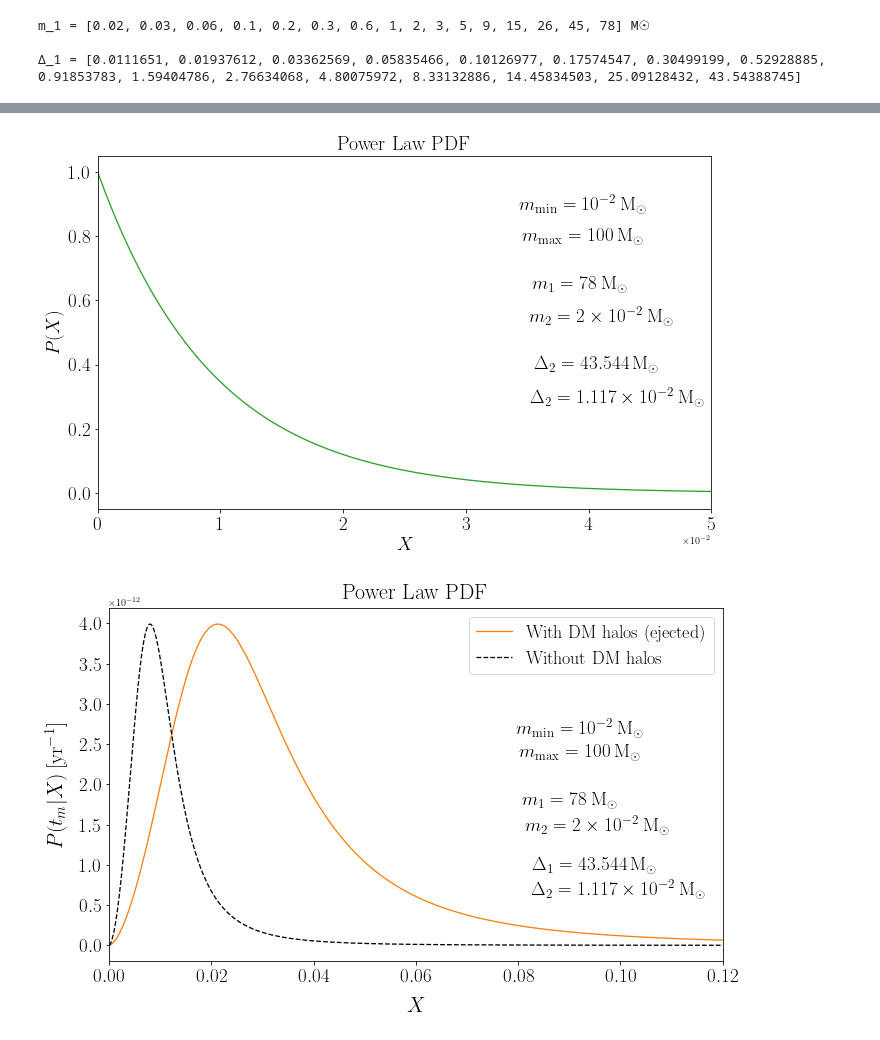
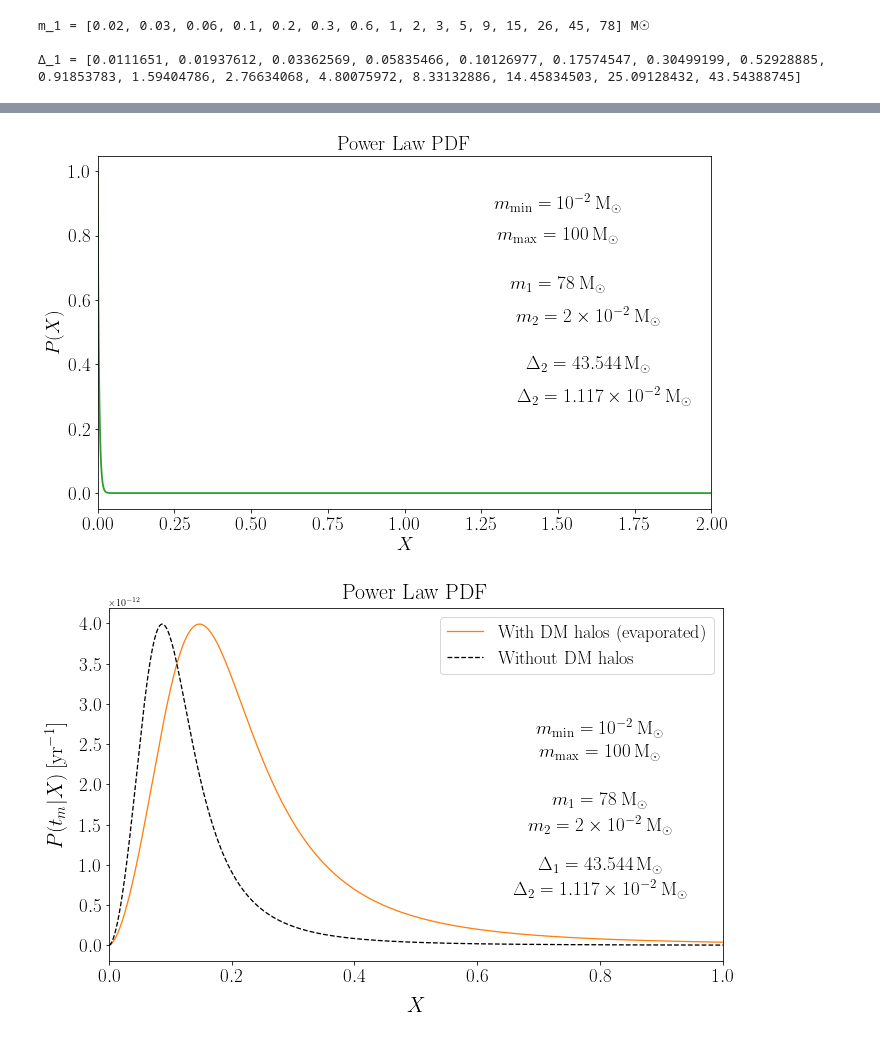
Before and after one commit to pratibhajangra591/Ifca-github, a Jupyter notebook: P_X_tm_powerlaw.ipynb, the cells around one changed output, grey strips where cells are left out. Drawn from its saved outputs; the diff is of its cells as text; code cells hidden in the pictures.

```diff
--- a/P_X_tm_powerlaw.ipynb
+++ b/P_X_tm_powerlaw.ipynb
@@ -319,22 +352,15 @@ def P_X_tm_method_1(m_1, m_2, Δ_1, Δ_2, t_m, X, DM_halos_presence):
 # %%
 bin_centres = np.geomspace(2e-2, 78, 16)
 bin_edges = np.sqrt(bin_centres[:-1]*bin_centres[1:])
-
 
 ratio = bin_edges[1]/bin_edges[0]
 bin_edges = np.append(bin_edges[0]/ratio, bin_edges)
 bin_edges = np.append(bin_edges, bin_edges[-1]*ratio)
 
-
 deltas = np.diff(bin_edges)
-
-
-
 
 Δ_1_list = deltas.tolist()
 Δ_2_list = deltas.tolist()
-
-
 
 m_1 = np.geomspace(2e-2, 78, 16)
 m_2 = np.geomspace(2e-2, 78, 16)
@@ -343,13 +369,8 @@ m_2 = np.geomspace(2e-2, 78, 16)
 m_1_list = m_1.tolist()
 m_2_list = m_2.tolist()
 
-
-
 m_1_list = list(map(lambda x: float(format(x, '.2f')), m_1_list))
 m_2_list = list(map(lambda x: float(format(x, '.2f')), m_2_list))
-
-
-
 
 m_1_list = [0.02, 0.03, 0.06, 0.1, 0.2, 0.3, 0.6, 1, 2, 3, 5, 9, 15, 26, 45, 78]
 m_2_list = [0.02, 0.03, 0.06, 0.1, 0.2, 0.3, 0.6, 1, 2, 3, 5, 9, 15, 26, 45, 78]
@@ -368,7 +389,7 @@ print("Δ_1 =", Δ_1_list)
 m_min = 1e-2  #in units of M☉
 m_max = 100   #in units of M☉
 
-X_min = 1e-9
+X_min = 1e-5
 X_max = 1e5
 
 X = np.geomspace(X_min, X_max, 100000)
@@ -598,7 +643,7 @@ m_2 = m_2_list[0]             # in units of M☉
 plt.figure(figsize = (11, 6.5))
 
 
-f_pbh = 1e-3
+f_pbh = 2.53e-2
 f =  0.85*f_pbh
 
 
@@ -607,24 +652,24 @@ def P(m): #Powerlaw PBH mass distribution
     M = 1e-2    #in units of M☉, for PBHs mass range of 1e-2 M☉-100 M☉ .
     return ((α-1)/M) * ((m/M)**(-α))
 
-plt.plot(X, P_X(m_1, m_2,  Δ_1, Δ_2, t_m, X),'C2')
-plt.ticklabel_format(axis='x', style='sci', scilimits=(-2,-2))
+plt.plot(X, P_X_tilde(m_1, m_2,  Δ_1, Δ_2, t_m, X),'C2')
+#plt.ticklabel_format(axis='x', style='sci', scilimits=(-2,-2))
 
 
 
-plt.text(3.95e-2, 0.9, "$m_\mathrm{min} = 10^{-2} \: \mathrm{M_{\odot}}$", size = 19,
+plt.text(1.5, 0.9, "$m_\mathrm{min} = 10^{-2} \: \mathrm{M_{\odot}}$", size = 19,
          ha="center", va="center")
-plt.text(3.95e-2, 0.8, "$m_\mathrm{max} = 100 \: \mathrm{M_{\odot}}$", size = 19,
+plt.text(1.5, 0.8, "$m_\mathrm{max} = 100 \: \mathrm{M_{\odot}}$", size = 19,
          ha="center", va="center")
 
-plt.text(3.93e-2, 0.65, "$m_{1} = 78 \: \mathrm{M_{\odot}}$", size = 19,
+plt.text(1.5, 0.65, "$m_{1} = 78 \: \mathrm{M_{\odot}}$", size = 19,
        ha="center", va="center")
-plt.text(4.1e-2, 0.55, r"$m_{2} = 2 \times 10^{-2} \: \mathrm{M_{\odot}}$", size = 19,
+plt.text(1.6, 0.55, r"$m_{2} = 2 \times 10^{-2} \: \mathrm{M_{\odot}}$", size = 19,
          ha="center", va="center")
 
-plt.text(4.06e-2, 0.4, r"$\Delta_{2} = 43.544\: \mathrm{M_{\odot}}$", size = 19,
+plt.text(1.6, 0.4, r"$\Delta_{2} = 43.544\: \mathrm{M_{\odot}}$", size = 19,
          ha="center", va="center")
-plt.text(4.23e-2, 0.3, r"$\Delta_{2} = 1.117\times 10^{-2} \: \mathrm{M_{\odot}}$", size = 19,
+plt.text(1.65, 0.3, r"$\Delta_{2} = 1.117\times 10^{-2} \: \mathrm{M_{\odot}}$", size = 19,
         ha="center", va="center")
 
 
@@ -632,7 +677,7 @@ plt.text(4.23e-2, 0.3, r"$\Delta_{2} = 1.117\times 10^{-2} \: \mathrm{M_{\odot}}
 
 
 
-plt.xlim(0, 0.05)
+plt.xlim(0, 2)
 plt.xticks(fontsize = 19)
 plt.yticks(fontsize = 19)
 plt.xlabel('$X$', fontsize = 19)
@@ -641,7 +686,7 @@ plt.title(' Power Law PDF ', fontsize = 20)
 plt.savefig('2P_X.pdf', bbox_inches = 'tight')
 plt.show()
 # %% [output]
-[figure, old version]
+[figure, new version]
 # %%
 # P(t_m|X) in range of Power Law PBH mass function from m_min = 1e-2 M☉ - 100 M☉.
 
@@ -650,7 +695,7 @@ plt.show()
 plt.figure(figsize = (11, 6.5))
 
 
-f_pbh= 1e-3
+f_pbh= 2.53e-2
 f = 0.85 * f_pbh
 
 
@@ -662,42 +707,42 @@ def P(m): #Powerlaw PBH mass distribution
 
 
 
-plt.plot(X, P_tm_method_1(m_1, m_2, Δ_1, Δ_2, t_m, X, DM_halos_presence = 'True'), 'C1')
-plt.plot(X, P_tm_method_1(m_1, m_2, Δ_1, Δ_2, t_m, X, DM_halos_presence = 'False'), 'k--')
+plt.plot(X, P_tm_at_givenX_method_1(m_1, m_2, Δ_1, Δ_2, t_m, X, DM_halos_presence = 'True'), 'C1')
+plt.plot(X, P_tm_at_givenX_method_1(m_1, m_2, Δ_1, Δ_2, t_m, X, DM_halos_presence = 'False'), 'k--')
 
 
 #plt.ticklabel_format(axis='x', style='sci', scilimits=(-1,-2))
 
-plt.text(9.2e-2, 2.7e-12, "$m_\mathrm{min} = 10^{-2} \: \mathrm{M_{\odot}}$", size = 19,
+plt.text(0.8, 2.7e-12, "$m_\mathrm{min} = 10^{-2} \: \mathrm{M_{\odot}}$", size = 19,
          ha="center", va="center")
-plt.text(9.2e-2, 2.4e-12, "$m_\mathrm{max} = 100 \: \mathrm{M_{\odot}}$", size = 19,
+plt.text(0.8, 2.4e-12, "$m_\mathrm{max} = 100 \: \mathrm{M_{\odot}}$", size = 19,
          ha="center", va="center")
 
-plt.text(9e-2, 1.8e-12, "$m_{1} = 78 \: \mathrm{M_{\odot}}$", size = 19,
+plt.text(0.8, 1.8e-12, "$m_{1} = 78 \: \mathrm{M_{\odot}}$", size = 19,
        ha="center", va="center")
-plt.text(9.55e-2, 1.5e-12, r"$m_{2} = 2 \times 10^{-2} \: \mathrm{M_{\odot}}$", size = 19,
+plt.text(0.8, 1.5e-12, r"$m_{2} = 2 \times 10^{-2} \: \mathrm{M_{\odot}}$", size = 19,
          ha="center", va="center")
 
-plt.text(9.5e-2, 1e-12, "$\Delta_{1} = 43.544\: \mathrm{M_{\odot}}$", size = 19,
+plt.text(0.8, 1e-12, "$\Delta_{1} = 43.544\: \mathrm{M_{\odot}}$", size = 19,
          ha="center", va="center")
-plt.text(9.96e-2, 0.7e-12, r"$\Delta_{2} = 1.117\times 10^{-2} \: \mathrm{M_{\odot}}$", size = 19,
+plt.text(0.8, 0.7e-12, r"$\Delta_{2} = 1.117\times 10^{-2} \: \mathrm{M_{\odot}}$", size = 19,
         ha="center", va="center")
 
 
 
 
-plt.xlim(0, 0.12)
+plt.xlim(0, 1)
 #plt.ylim(0, 2.5e-12)
 
 
 plt.rc('lines', linewidth = 1.3)
 plt.xticks(fontsize = 19)
 plt.yticks(fontsize = 19)
 plt.xlabel('$X$', fontsize = 21, labelpad = 12)
 plt.ylabel('$P(t_{m}|X) \: [\mathrm{yr^{-1}}]$', fontsize = 21, labelpad = 12)
-plt.legend(["With DM halos (ejected)","Without DM halos"],prop = {'size':18}, facecolor = 'white', fontsize=110)
+plt.legend(["With DM halos (evaporated)","Without DM halos"],prop = {'size':18}, facecolor = 'white', fontsize=110)
 plt.title('Power Law PDF' , fontsize = 22, pad = 9)
 plt.savefig('2aPWRP_t_mvsX.pdf', bbox_inches = 'tight')
 plt.show()
 # %% [output]
-[figure, old version]
+[figure, new version]
```
Also changed, not shown: parts of 12 cells of this notebook.
